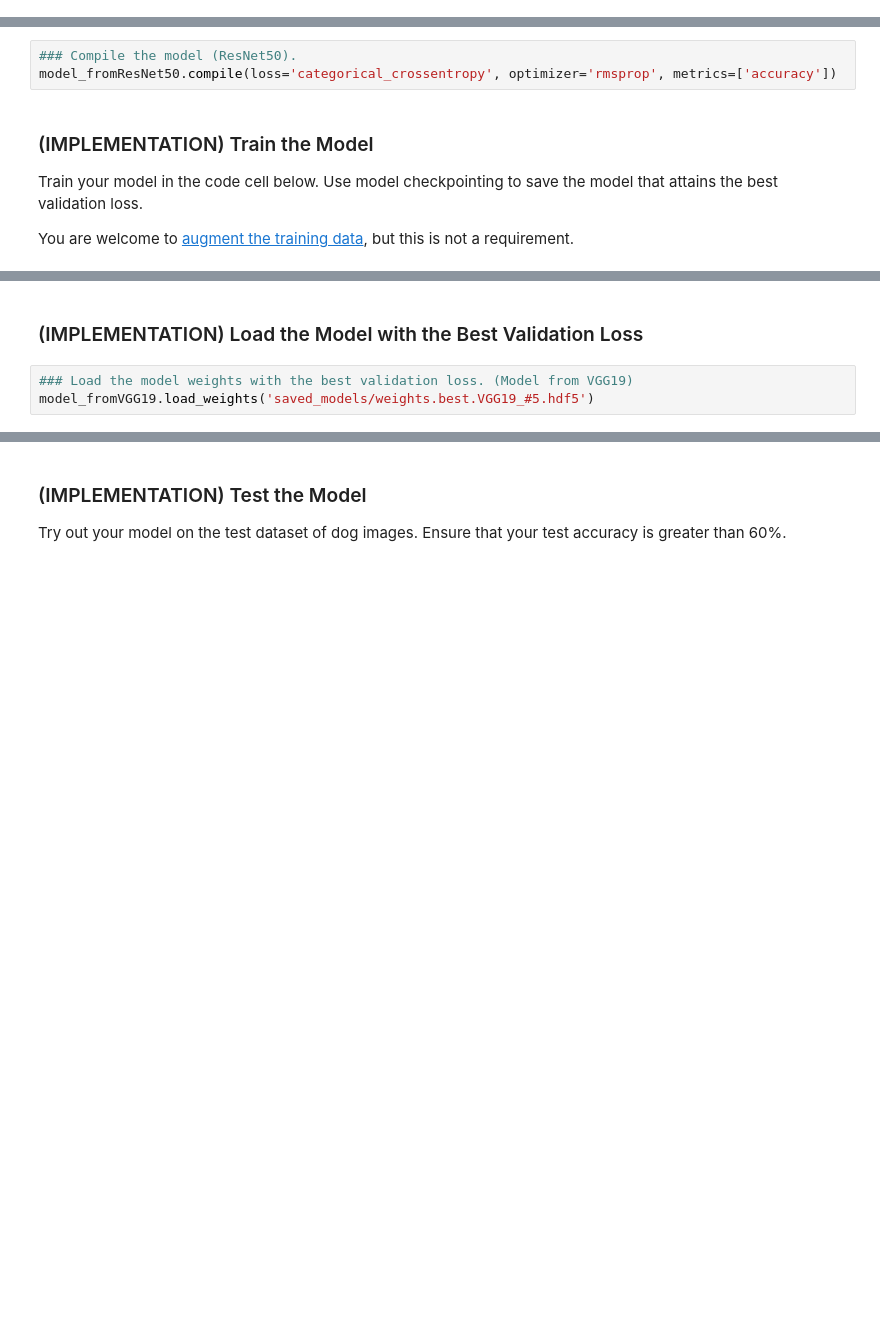
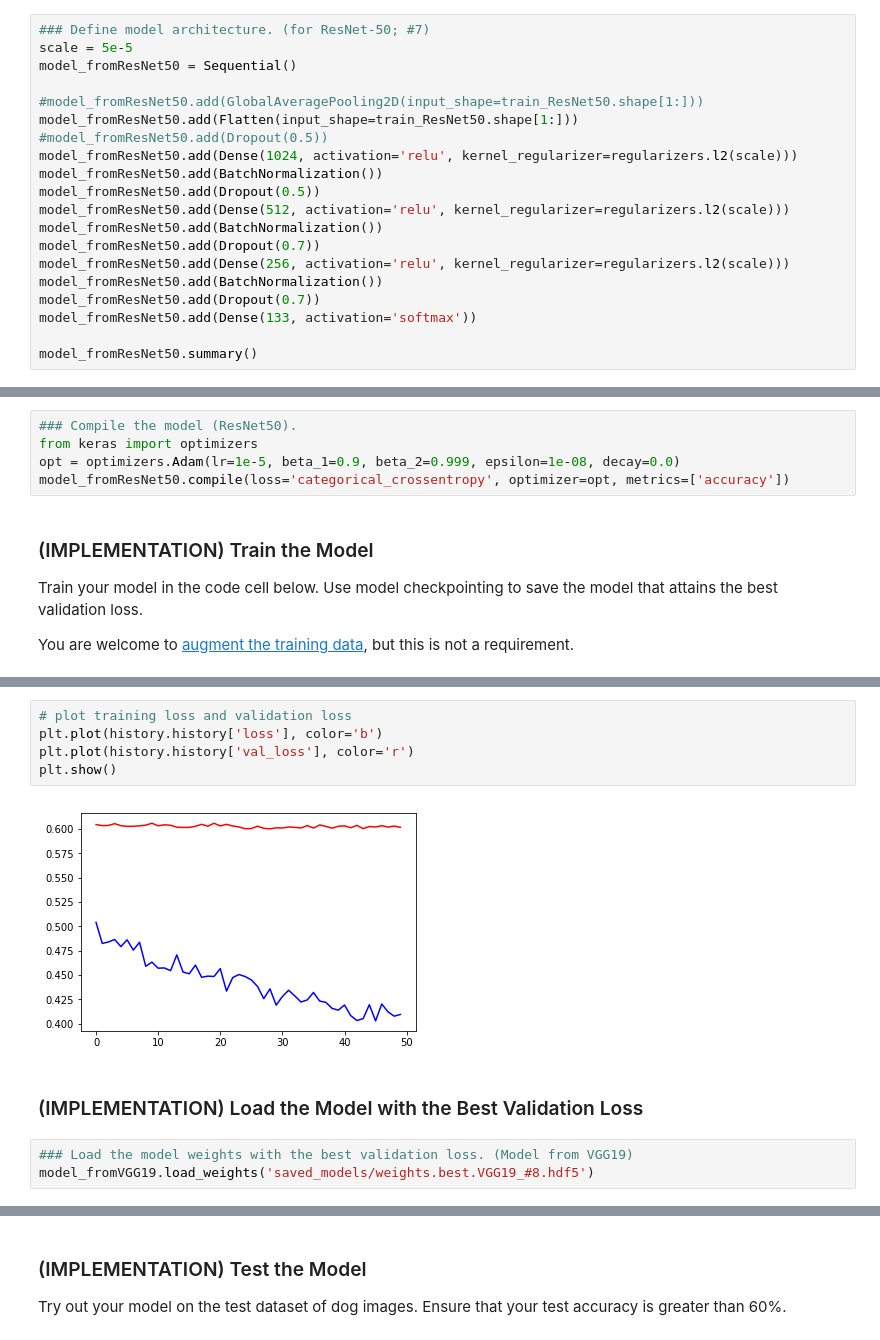
Before and after one commit to YehCF/Udacity_AIND_DL, a Jupyter notebook: udacity-dog-project/dog_app.ipynb, the cells around one changed output, grey strips where cells are left out. Cells and saved outputs as stored; diff of their text form; blank space fills up the shorter version.

```diff
--- a/udacity-dog-project/dog_app.ipynb
+++ b/udacity-dog-project/dog_app.ipynb
@@ -996,0 +1153,20 @@ _________________________________________________________________
+# %%
+### Define model architecture. (for ResNet-50; #7)
+scale = 5e-5
+model_fromResNet50 = Sequential()
+
+#model_fromResNet50.add(GlobalAveragePooling2D(input_shape=train_ResNet50.shape[1:]))
+model_fromResNet50.add(Flatten(input_shape=train_ResNet50.shape[1:]))
+#model_fromResNet50.add(Dropout(0.5))
+model_fromResNet50.add(Dense(1024, activation='relu', kernel_regularizer=regularizers.l2(scale)))
+model_fromResNet50.add(BatchNormalization())
+model_fromResNet50.add(Dropout(0.5))
+model_fromResNet50.add(Dense(512, activation='relu', kernel_regularizer=regularizers.l2(scale)))
+model_fromResNet50.add(BatchNormalization())
+model_fromResNet50.add(Dropout(0.7))
+model_fromResNet50.add(Dense(256, activation='relu', kernel_regularizer=regularizers.l2(scale)))
+model_fromResNet50.add(BatchNormalization())
+model_fromResNet50.add(Dropout(0.7))
+model_fromResNet50.add(Dense(133, activation='softmax'))
+
+model_fromResNet50.summary()
@@ -1001,7 +1195,9 @@ _________________________________________________________________
 model_fromVGG19.compile(loss='categorical_crossentropy', optimizer='adam', metrics=['accuracy'])
 # %%
 ### Compile the model (ResNet50).
-model_fromResNet50.compile(loss='categorical_crossentropy', optimizer='rmsprop', metrics=['accuracy'])
+from keras import optimizers
+opt = optimizers.Adam(lr=1e-5, beta_1=0.9, beta_2=0.999, epsilon=1e-08, decay=0.0)
+model_fromResNet50.compile(loss='categorical_crossentropy', optimizer=opt, metrics=['accuracy'])
 # %% [markdown]
 ### (IMPLEMENTATION) Train the Model
 
@@ -1069,7 +1271,14 @@ Epoch 20/20
+# %%
+# plot training loss and validation loss
+plt.plot(history.history['loss'], color='b')
+plt.plot(history.history['val_loss'], color='r')
+plt.show()
+# %% [output]
+[figure, added]
 # %% [markdown]
 ### (IMPLEMENTATION) Load the Model with the Best Validation Loss
 # %%
 ### Load the model weights with the best validation loss. (Model from VGG19)
-model_fromVGG19.load_weights('saved_models/weights.best.VGG19_#5.hdf5')
+model_fromVGG19.load_weights('saved_models/weights.best.VGG19_#8.hdf5')
 # %%
 ### Load the model weights with the best validation loss. (Model from ResNet50)
```
Also changed, not shown: parts of 15 cells of this notebook.
